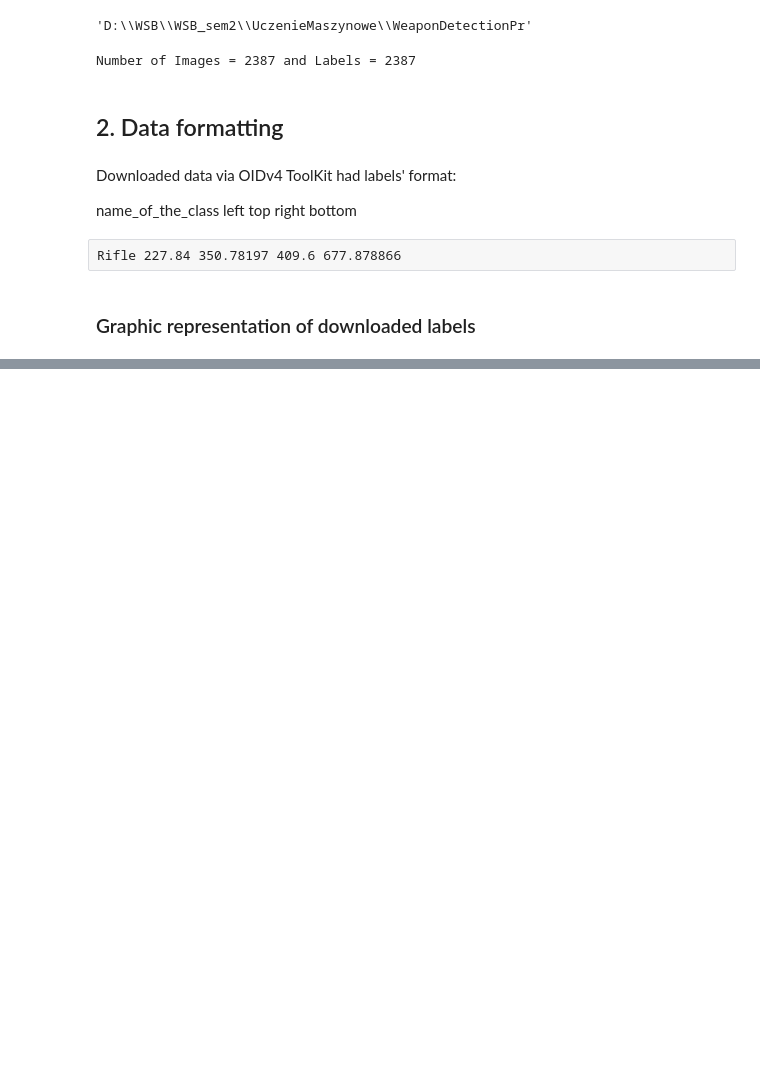
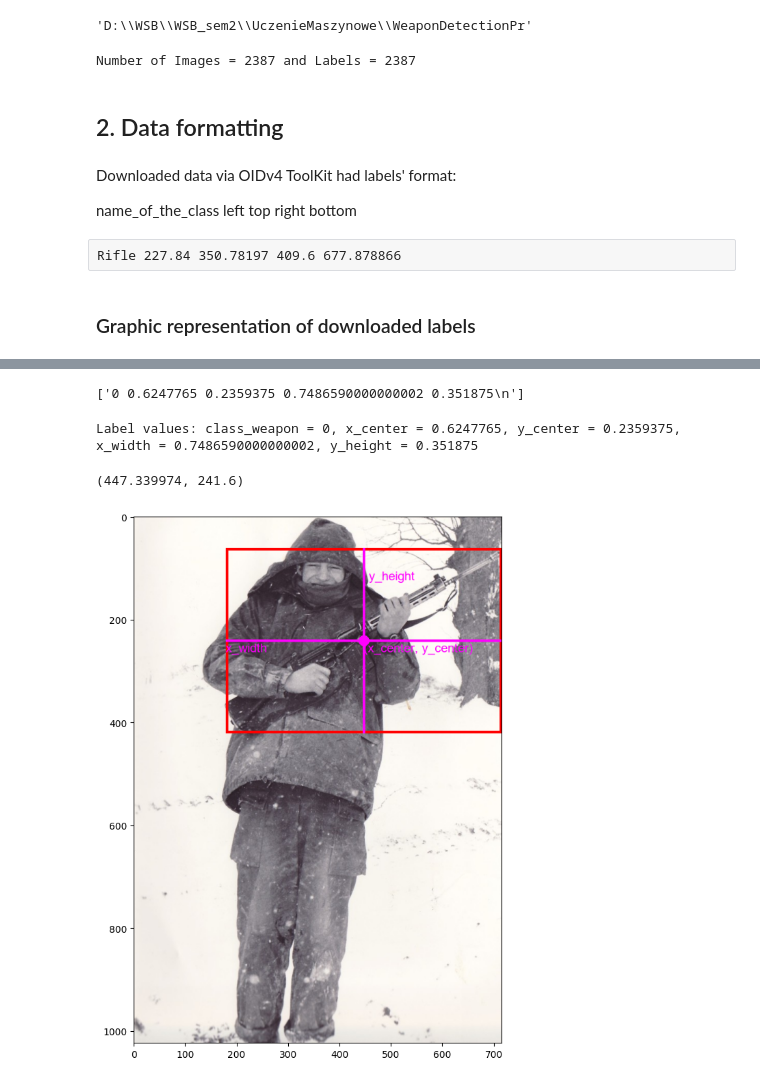
Before and after one commit to PrepareToLight/Weapon_Detection_App, a Jupyter notebook: EDA/eda.ipynb, the cells around one changed output, grey strips where cells are left out. Cells and saved outputs as stored; diff of their text form; code cells hidden in the pictures; blank space fills up the shorter version.

Commit message:
saving changes, added label repr

```diff
--- a/EDA/eda.ipynb
+++ b/EDA/eda.ipynb
@@ -75,0 +85,69 @@ plt.show()
+# %%
+with open(grandpa_path +  "\\data\\Dataset_YOLOformat\\Label"  +  "\\00df6076ebb98b03.txt", "r") as lbl:
+    label = lbl.readlines()
+print(label)
+# %% [output]
+['0 0.6247765 0.2359375 0.7486590000000002 0.351875\n']
+# %%
+class_weapon, x_center, y_center, x_width, y_height = label[0].split()
+class_weapon, x_center, y_center, x_width, y_height = int(class_weapon), float(x_center), float(y_center), float(x_width), float(y_height)
+# %%
+print(f"Label values: class_weapon = {class_weapon}, x_center = {x_center}, y_center = {y_center}, x_width = {x_width}, y_height = {y_height}")
+# %% [output]
+Label values: class_weapon = 0, x_center = 0.6247765, y_center = 0.2359375, x_width = 0.7486590000000002, y_height = 0.351875
+# %%
+x_center_absolute = x_center * image.width
+y_center_absolute  = y_center * image.height
+box_width  = x_width * image.width
+box_height  = y_height * image.height
+# %%
+# Open the image
+image = Image.open(grandpa_path + "\\data\\Dataset_YOLOformat\\Images" + "\\00df6076ebb98b03.jpg")
+
+"""
+with open(grandpa_path +  "\\data\\Dataset_YOLOformat\\Label"  +  "\\00df6076ebb98b03.txt", "r") as lbl:
+    label = lbl.readlines()
+# Create a drawing object
+print(label)
+"""
+draw = ImageDraw.Draw(image)
+
+# Define the coordinates of the rectangle (top-left and bottom-right)
+top_left = (179.32005199999998, 61.44)
+bottom_right = (715.359896, 421.76)
+
+# Draw the rectangle on the image
+color = (255, 0, 0)  # Green color
+thickness = 5  # Thickness of the rectangle border
+draw.rectangle([top_left, bottom_right], outline=color, width=thickness)
+
+print((x_center_absolute, y_center_absolute))
+dot_position = (x_center_absolute, y_center_absolute)
+dot_radius = 10  # Increase the radius for a larger dot
+
+# Calculate the coordinates of the bounding box for the circle
+x1 = dot_position[0] - dot_radius
+y1 = dot_position[1] - dot_radius
+x2 = dot_position[0] + dot_radius
+y2 = dot_position[1] + dot_radius
+
+# Draw a filled circle (dot) on the image
+draw.ellipse([x1, y1, x2, y2], fill="magenta")
+draw.text(dot_position, "(x_center, y_center)", fill="magenta", font=ImageFont.truetype("arial.ttf", 24))
+
+start_point1, end_point1 =  (x_center_absolute - box_width//2, y_center_absolute), (x_center_absolute + box_width//2, y_center_absolute)
+start_point2, end_point2 =  (x_center_absolute, y_center_absolute - box_height//2), (x_center_absolute, y_center_absolute + box_height//2)
+draw.line([start_point1, end_point1], fill="magenta", width=5)
+draw.line([start_point2, end_point2], fill="magenta", width=5)
+
+draw.text((x_center_absolute - box_width//2,y_center_absolute), "x_width", fill="magenta", font=ImageFont.truetype("arial.ttf", 24))
+draw.text((x_center_absolute + 10,y_center_absolute - box_height//2 + 40), "y_height", fill="magenta", font=ImageFont.truetype("arial.ttf", 24))
+
+# Since plt knows how to handle instance of the Image class, just input your loaded image to imshow method
+plt.figure(figsize=(30, 10))  # Set the desired figure size (width, height)
+plt.imshow(image)  # Plot the image
+#plt.axis('off')  # Turn off axis labels and ticks
+plt.show()
+# %% [output]
+(447.339974, 241.6)
+[figure, added]
```
Also changed, not shown: parts of 6 cells of this notebook.
